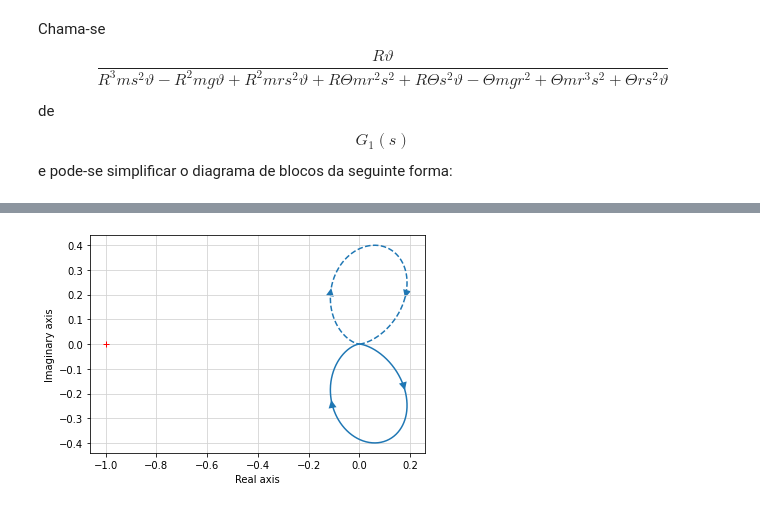
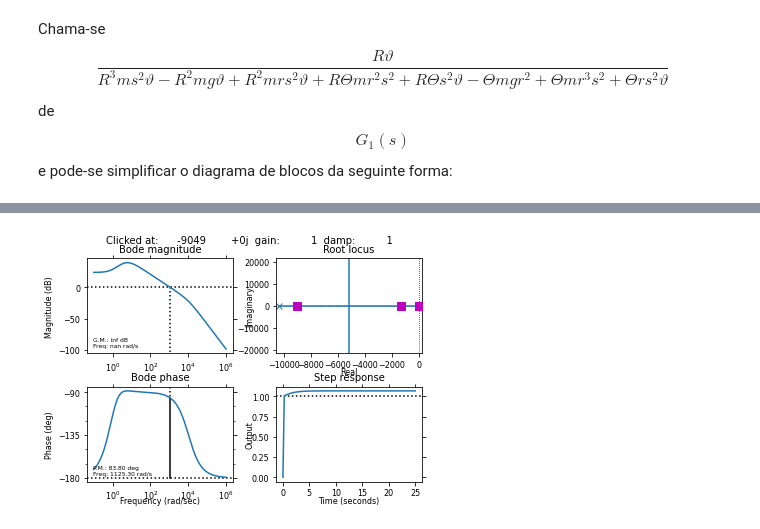
Before and after one commit to Maionepy/Controle_Projeto_Final, a Jupyter notebook: Trabalho_Final.ipynb, the cells around one changed output, grey strips where cells are left out. Cells and saved outputs as stored; diff of their text form; code cells hidden in the pictures.

```diff
--- a/Trabalho_Final.ipynb
+++ b/Trabalho_Final.ipynb
@@ -288,5 +320,4 @@ $\displaystyle \left( \infty, \  3.6675095551434, \  \text{NaN}, \  161.53136338
-# %%
-co.nyquist(Gp)
-pass
-# %% [output]
-[figure, removed]
+# %%
+co.sisotool(Kp*Gp*Gc)
+# %% [output]
+[figure, added]
```
Also changed, not shown: parts of 45 cells of this notebook, 10 other files.
